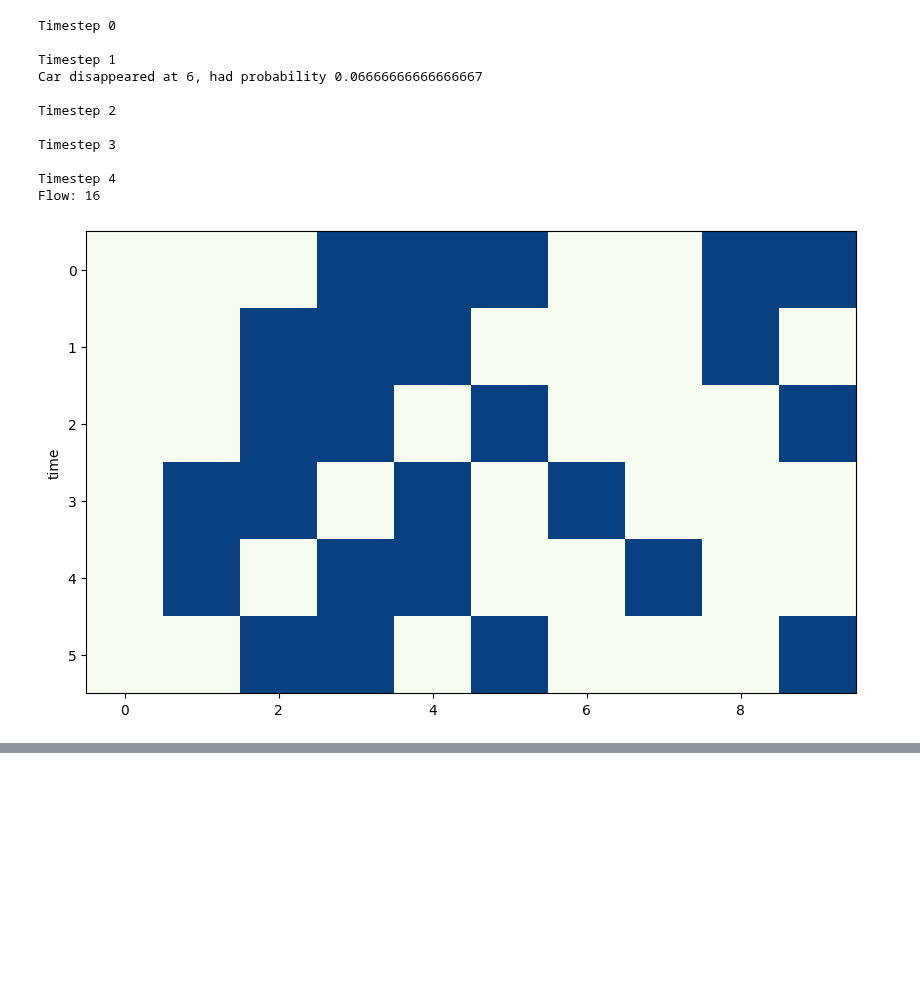
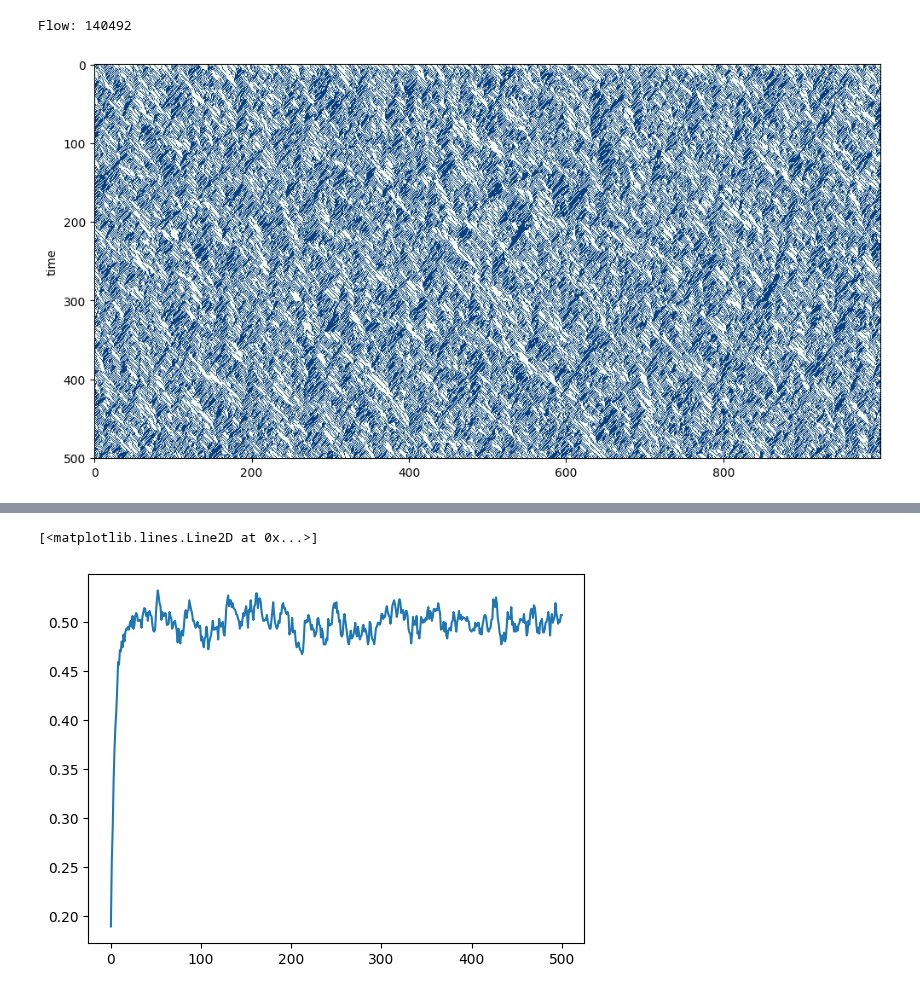
Before and after one commit to ThomasTenDamme/CSS-Group1, a Jupyter notebook: nb.ipynb, the cells around one changed output, grey strips where cells are left out. Cells and saved outputs as stored; diff of their text form; code cells hidden in the pictures; blank space fills up the shorter version.

```diff
--- a/nb.ipynb
+++ b/nb.ipynb
@@ -213,8 +82,4 @@ Flow: 12
 # %%
-importlib.reload(modules)
-from modules import run_model_stochastic
-from modules import calculate_flow_nasch
-
 p = np.linspace(0.0, 1, 50)
 L = 100
 T = int(L / 2)
@@ -226,10 +91,10 @@ total_flows_per_density = dict()
 average_flows_per_density = dict()
 
 for density in p:
-    lifespan_counter, jam_size_counter, evolutions = run_model_stochastic(density, L, T, n, v_max=v_max, p_slowdown = p_slowdown, return_evolutions=True)
+    lifespan_counter, jam_size_counter, evolutions = modules.run_model_stochastic(density, L, T, n, v_max=v_max, p_slowdown = p_slowdown, return_evolutions=True)
 
 
-    total_flows = [calculate_flow_nasch(evolution) for evolution in evolutions]
+    total_flows = [modules.calculate_flow_nasch(evolution) for evolution in evolutions]
     average_flows = [flow / float(T) for flow in total_flows]
 
     total_flows_per_density[density] = total_flows
@@ -249,7 +114,7 @@ plt.plot(total_flows_per_density.keys(), [np.mean(flows) for flows in total_flow
 # Add a vertical line at the critical density
 plt.axvline(x=critical_density, color='red', linestyle='--')
 
-plt.xlabel('Density')
+plt.xlabel('Initial Density')
 plt.ylabel('Total flow')
 plt.show()
 # %% [output]
@@ -258,7 +123,5 @@ Critical density: 0.26530612244897955
 # %%
-import pandas as pd
 importlib.reload(modules)
-from modules import find_critical_dataframe_nasch
 
 p_values = np.linspace(0.0, 1, 50)
 L = 300
@@ -268,7 +131,7 @@ p_slowdown_values = np.linspace(0.0, 1, 50)
 v_max_values = [x for x in range(1, 11)]
 repetitions = 5
 
-output_df = find_critical_dataframe_nasch(p_slowdown_values, v_max_values, p_values, L, T, n, repetitions=repetitions)
+output_df = modules.find_critical_dataframe_nasch(p_slowdown_values, v_max_values, p_values, L, T, n, repetitions=repetitions)
 
 # Save the output to a csv file
 output_df.to_csv(f'Results\\critical_densities_nasch_n={n}_L={L}_T={T}_#p={len(p_values)}_reps={repetitions}.csv', index=False)
@@ -302,55 +165,43 @@ def density_evolution_nasch (evolution):
 # %%
 # Test dynamic model
 importlib.reload(modules)
-from modules import run_model_stochastic
-from modules import calculate_flow_nasch
 
-p = 0.5
-L = 10
-T = int(L / 2)
+initial_density = 0.1
+L = 1000
+T = 500
 n = 1
 
 # NaSch parameters
-p_slowdown = 0.3
-v_max = 3
+p_slowdown = 0.1
+v_max = 1
 
 # Dynamic parameters
-neighbourhood_size = 3
-entry_chance = 0.1
-exit_chance = 0.1
+neighbourhood_size = 50
+entry_chance = 0.01
+exit_chance = 0.01
 
-lifespan_counter, jam_size_counter, evolutions = run_model_stochastic(p, L, T, n, v_max=v_max, p_slowdown = p_slowdown,
+lifespan_counter, jam_size_counter, evolutions = modules.run_model_stochastic(initial_density, L, T, n, v_max=v_max, p_slowdown = p_slowdown,
                                                                       return_evolutions=True, dynamic_model=True, neighbourhood_size=neighbourhood_size,
                                                                       entry_chance=entry_chance, exit_chance=exit_chance)
 
 # Visualize the evolution
 evolution = evolutions[0]
 
 location_evolution = [[x[0] for x in line] for line in evolution]
 speed_evolution = [[x[1] for x in line] for line in evolution]
 
-flow = calculate_flow_nasch(evolution)
+flow = modules.calculate_flow_nasch(evolution)
 print(f"Flow: {flow}")
 
 # plot the car evolution
 fig, ax = plt.subplots(figsize=(12, 6))  # Adjust the size as needed
 cpl.plot(location_evolution, colormap='GnBu')
 
 fig, ax = plt.subplots(figsize=(12, 6))  # Adjust the size as needed
 cpl.plot(speed_evolution, colormap='Grays')
 
 density_test = density_evolution_nasch(evolution)
 plt.plot(density_test)
 # %% [output]
-Timestep 0
-
-Timestep 1
-Car disappeared at 6, had probability 0.06666666666666667
-
-Timestep 2
-
-Timestep 3
-
-Timestep 4
-Flow: 16
+Flow: 140492
-[figure, old version]
+[figure, new version]
@@ -357,0 +209,2 @@ Flow: 16
+[<matplotlib.lines.Line2D at 0x...>]
+[figure, added]
```
Also changed, not shown: parts of 11 cells of this notebook, 1 other file.
